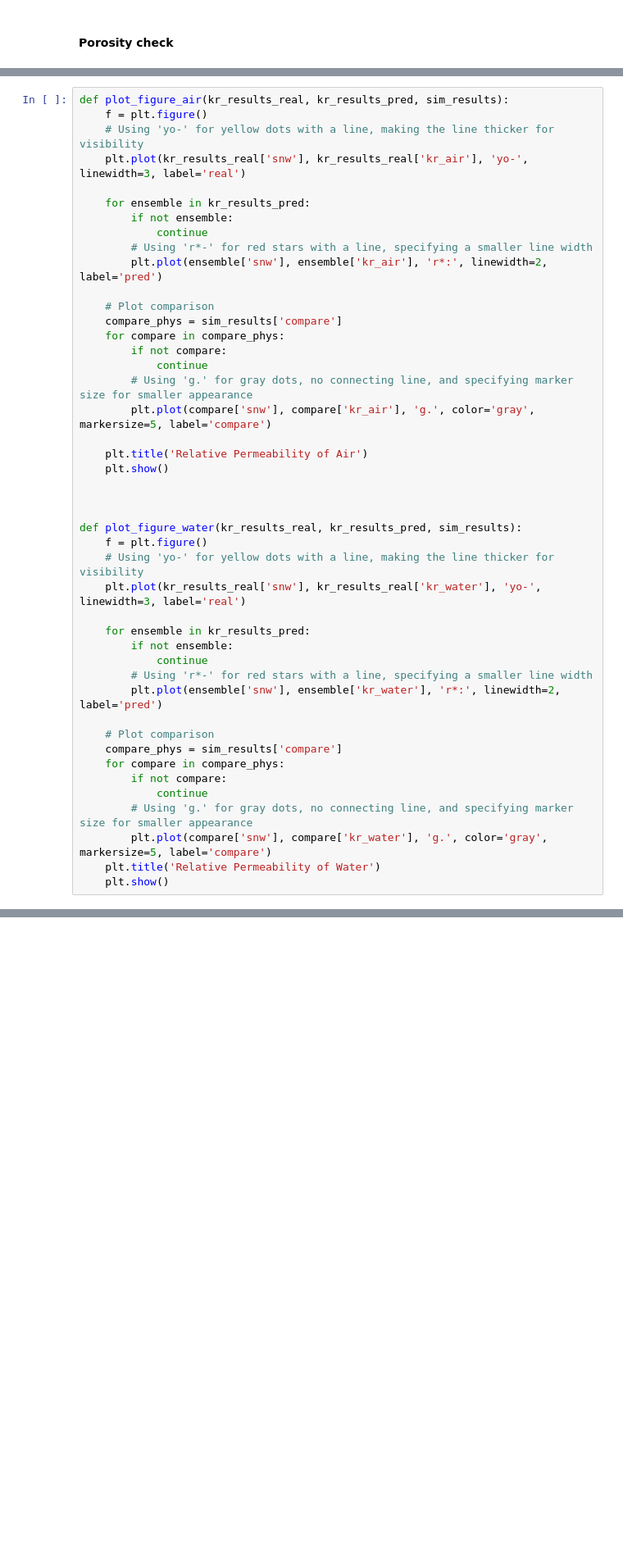
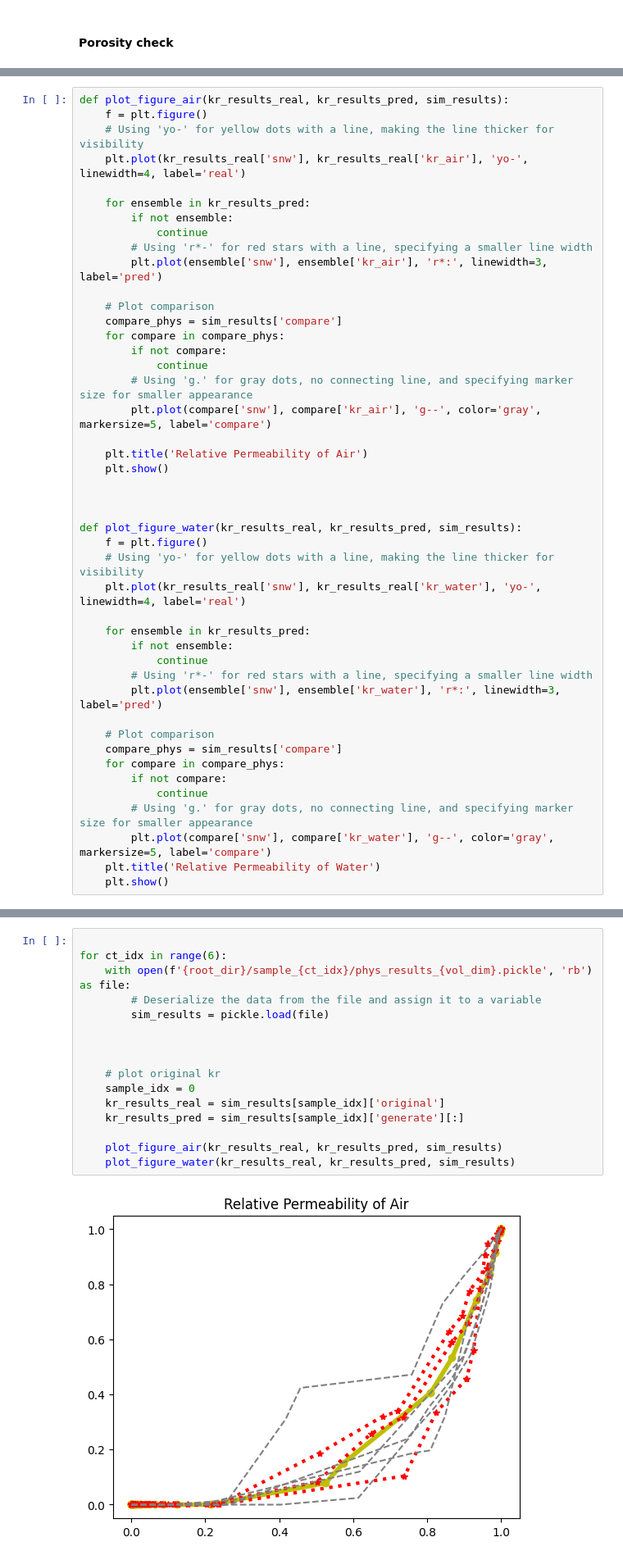
Before and after one commit to ZihanRen/poretransformer, a Jupyter notebook: lpu3dnet/post_process/analyze_phys_single.ipynb, the cells around one changed output, grey strips where cells are left out. Shown at 82% size. Cells and saved outputs as stored; diff of their text form; blank space fills up the shorter version.

```diff
--- a/lpu3dnet/post_process/analyze_phys_single.ipynb
+++ b/lpu3dnet/post_process/analyze_phys_single.ipynb
@@ -89,13 +89,13 @@ plt.legend()
 def plot_figure_air(kr_results_real, kr_results_pred, sim_results):
     f = plt.figure()
     # Using 'yo-' for yellow dots with a line, making the line thicker for visibility
-    plt.plot(kr_results_real['snw'], kr_results_real['kr_air'], 'yo-', linewidth=3, label='real')
+    plt.plot(kr_results_real['snw'], kr_results_real['kr_air'], 'yo-', linewidth=4, label='real')
 
     for ensemble in kr_results_pred:
         if not ensemble:
             continue
         # Using 'r*-' for red stars with a line, specifying a smaller line width
-        plt.plot(ensemble['snw'], ensemble['kr_air'], 'r*:', linewidth=2, label='pred')
+        plt.plot(ensemble['snw'], ensemble['kr_air'], 'r*:', linewidth=3, label='pred')
 
     # Plot comparison
     compare_phys = sim_results['compare']
@@ -103,7 +103,7 @@ def plot_figure_air(kr_results_real, kr_results_pred, sim_results):
         if not compare:
             continue
         # Using 'g.' for gray dots, no connecting line, and specifying marker size for smaller appearance
-        plt.plot(compare['snw'], compare['kr_air'], 'g.', color='gray', markersize=5, label='compare')
+        plt.plot(compare['snw'], compare['kr_air'], 'g--', color='gray', markersize=5, label='compare')
 
     plt.title('Relative Permeability of Air')
     plt.show()
@@ -113,13 +113,13 @@ def plot_figure_air(kr_results_real, kr_results_pred, sim_results):
 def plot_figure_water(kr_results_real, kr_results_pred, sim_results):
     f = plt.figure()
     # Using 'yo-' for yellow dots with a line, making the line thicker for visibility
-    plt.plot(kr_results_real['snw'], kr_results_real['kr_water'], 'yo-', linewidth=3, label='real')
+    plt.plot(kr_results_real['snw'], kr_results_real['kr_water'], 'yo-', linewidth=4, label='real')
 
     for ensemble in kr_results_pred:
         if not ensemble:
             continue
         # Using 'r*-' for red stars with a line, specifying a smaller line width
-        plt.plot(ensemble['snw'], ensemble['kr_water'], 'r*:', linewidth=2, label='pred')
+        plt.plot(ensemble['snw'], ensemble['kr_water'], 'r*:', linewidth=3, label='pred')
 
     # Plot comparison
     compare_phys = sim_results['compare']
@@ -127,7 +127,7 @@ def plot_figure_water(kr_results_real, kr_results_pred, sim_results):
         if not compare:
             continue
         # Using 'g.' for gray dots, no connecting line, and specifying marker size for smaller appearance
-        plt.plot(compare['snw'], compare['kr_water'], 'g.', color='gray', markersize=5, label='compare')
+        plt.plot(compare['snw'], compare['kr_water'], 'g--', color='gray', markersize=5, label='compare')
     plt.title('Relative Permeability of Water')
     plt.show()
 # %% [markdown]
@@ -134,0 +135,18 @@ def plot_figure_water(kr_results_real, kr_results_pred, sim_results):
+# %%
+
+for ct_idx in range(6):
+    with open(f'{root_dir}/sample_{ct_idx}/phys_results_{vol_dim}.pickle', 'rb') as file:
+        # Deserialize the data from the file and assign it to a variable
+        sim_results = pickle.load(file)
+
+
+
+    # plot original kr
+    sample_idx = 0
+    kr_results_real = sim_results[sample_idx]['original']
+    kr_results_pred = sim_results[sample_idx]['generate'][:]
+
+    plot_figure_air(kr_results_real, kr_results_pred, sim_results)
+    plot_figure_water(kr_results_real, kr_results_pred, sim_results)
+# %% [output]
+[figure, added]
```
Also changed, not shown: parts of 25 cells of this notebook, 2 other files.
